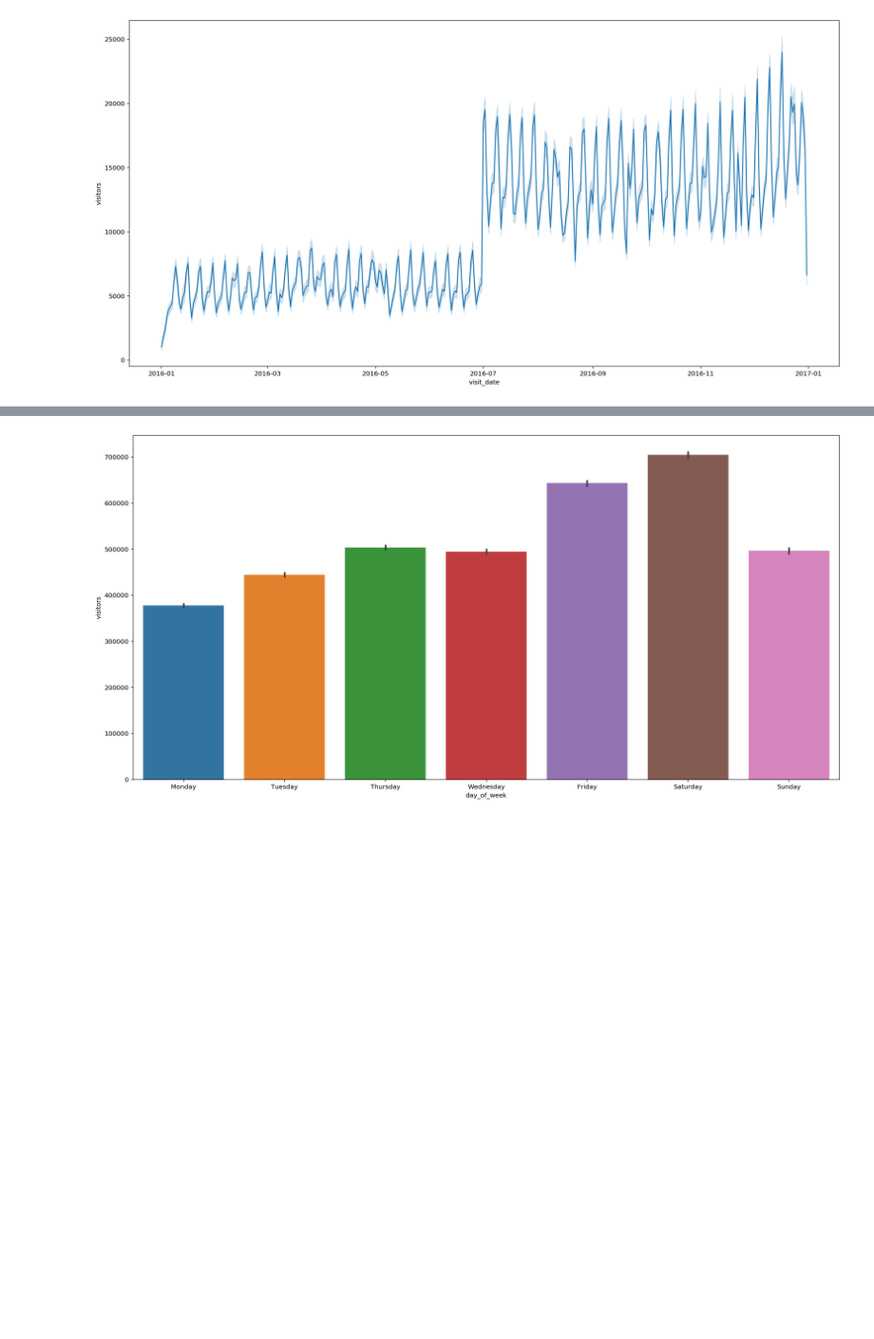
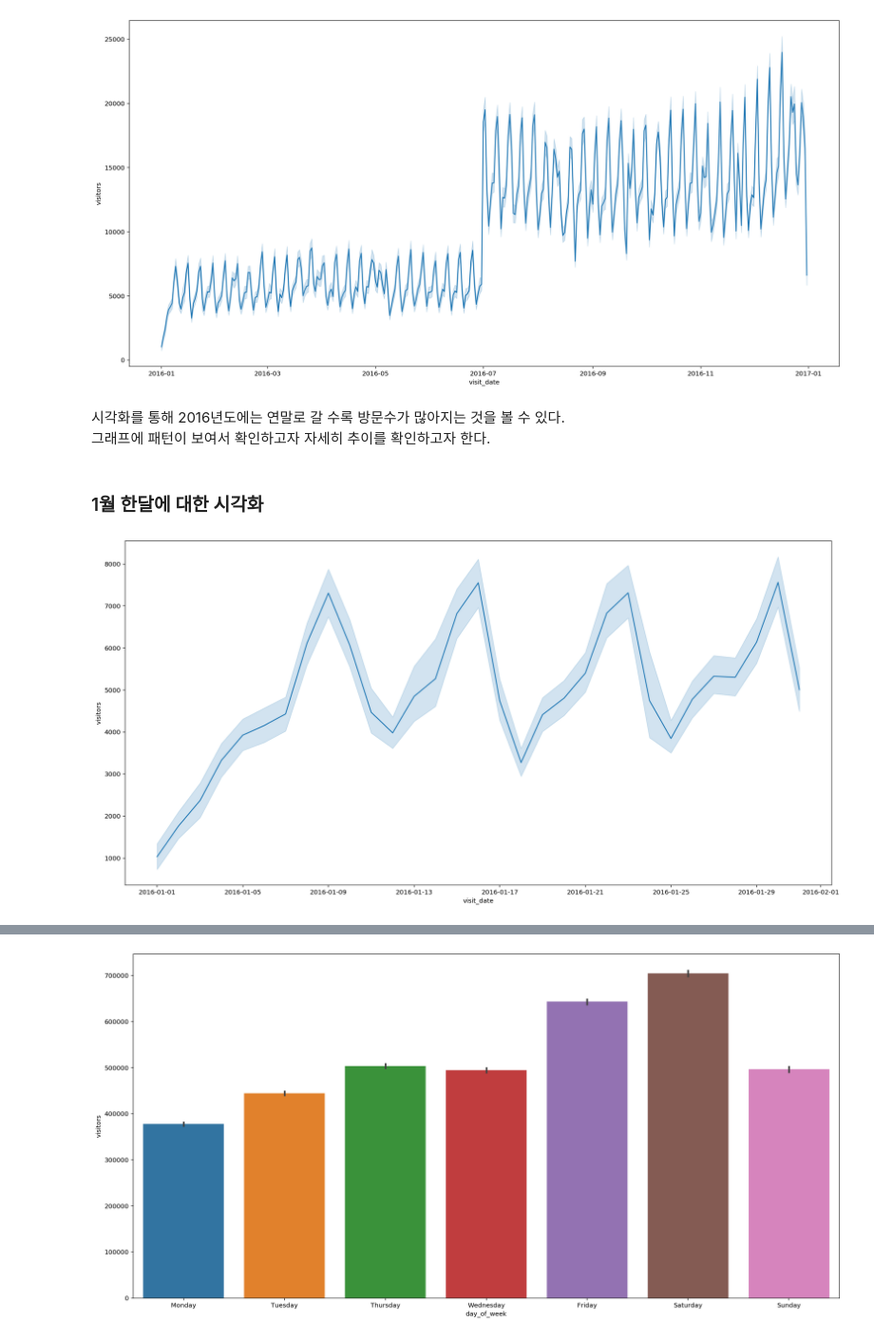
Before and after one commit to dlgur1994/Hackerthon1_Aiffel, a Jupyter notebook: Hyelim/Hackerthon1_visualization.ipynb, the cells around one changed output, grey strips where cells are left out. Shown at 95% size. Saved outputs shown, nothing was run; the diff lists cells and outputs as text; code cells hidden in the pictures; blank space fills up the shorter version.

```diff
--- a/Hyelim/Hackerthon1_visualization.ipynb
+++ b/Hyelim/Hackerthon1_visualization.ipynb
@@ -98,3 +98,14 @@ sns.lineplot(data = air_visit_group[air_visit_group.visit_year==2016], x='visit_
 plt.show()
 # %% [output]
 [figure]
+# %% [markdown]
+시각화를 통해 2016년도에는 연말로 갈 수록 방문수가 많아지는 것을 볼 수 있다.
+그래프에 패턴이 보여서 확인하고자 자세히 추이를 확인하고자 한다.
+# %% [markdown]
+### 1월 한달에 대한 시각화
+# %%
+plt.figure(figsize=(20,10))
+sns.lineplot(data = air_visit_group.loc[(air_visit_group['visit_year'] == 2016) & (air_visit_group['visit_month'] == 1)], x='visit_date', y='visitors', estimator=sum)
+plt.show()
+# %% [output]
+[figure, added]
```
Also changed, not shown: parts of 6 cells of this notebook.
